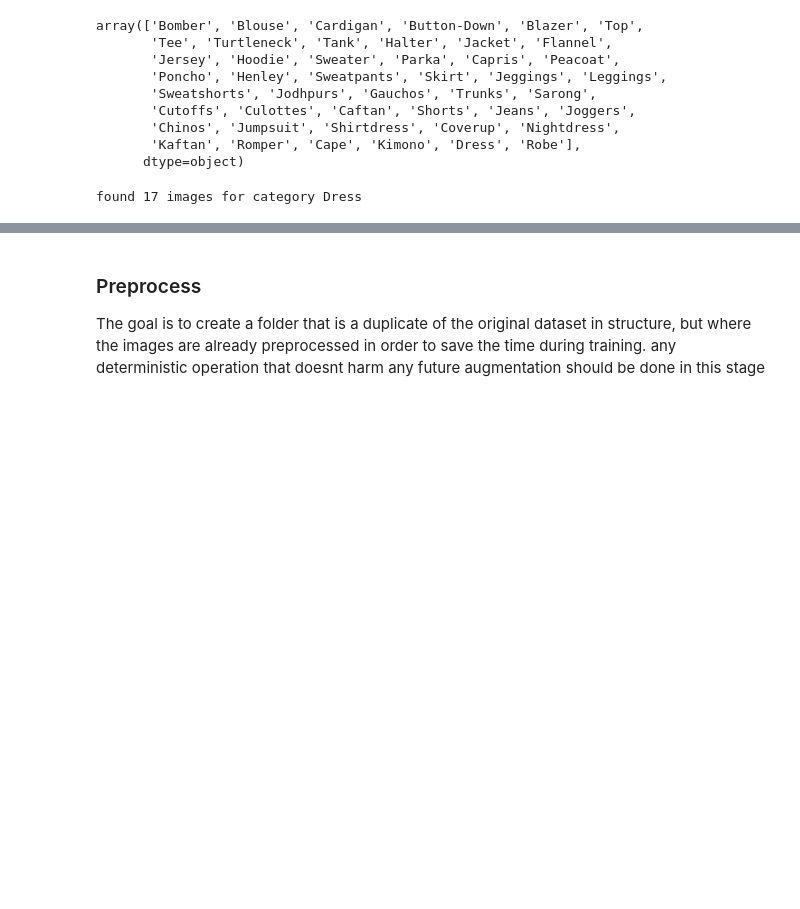
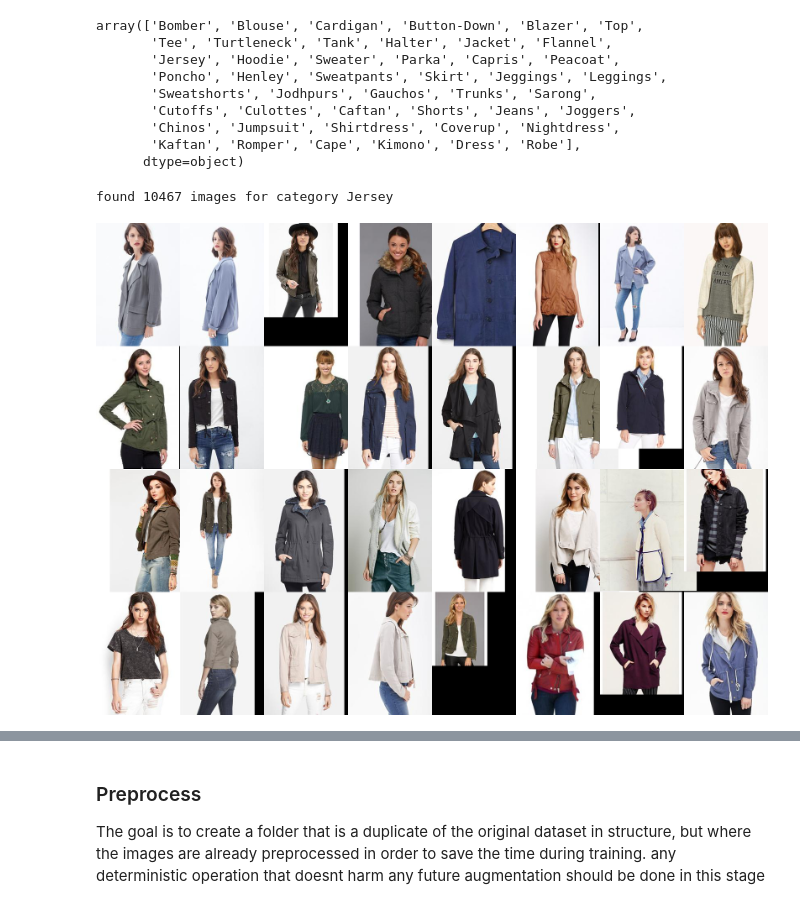
Before and after one commit to guyk1971/PyTorch-VAE, a Jupyter notebook: datasets/deep_fashion.ipynb, the cells around one changed output, grey strips where cells are left out. Saved outputs shown, nothing was run; the diff lists cells and outputs as text; code cells hidden in the pictures; blank space fills up the shorter version.

```diff
--- a/datasets/deep_fashion.ipynb
+++ b/datasets/deep_fashion.ipynb
@@ -719,11 +745,21 @@ array(['Bomber', 'Blouse', 'Cardigan', 'Button-Down', 'Blazer', 'Top',
        'Chinos', 'Jumpsuit', 'Shirtdress', 'Coverup', 'Nightdress',
        'Kaftan', 'Romper', 'Cape', 'Kimono', 'Dress', 'Robe'],
       dtype=object)
-# %%
-# cat_imgs=get_imgs_by_cat('Skirt')
-cat_imgs=get_imgs_by_cat('Dress')
-# %% [output]
-found 17 images for category Dress
+# %%
+# the categories are very noisy.
+# cat_imgs=get_imgs_by_cat('Skirt')
+# cat_imgs=get_imgs_by_cat('Dress')
+# cat_imgs=get_imgs_by_cat('Sweatpants')  # these are skirts ! not sweatpants
+# cat_imgs=get_imgs_by_cat('Jeans')  # these are skirts ! not sweatpants
+# cat_imgs=get_imgs_by_cat('Jeggings') # these are mainly Jeans
+# cat_imgs=get_imgs_by_cat('Leggings') # these are mainly Jeans
+cat_imgs=get_imgs_by_cat('Jersey') # these are mainly Jeans
+# %% [output]
+found 10467 images for category Jersey
+# %%
+image_grid(cat_imgs[:32],4,8)
+# %% [output]
+[figure, added]
 # %%
 show_img_bbox(cat_imgs[0],print_data=True)
 # %% [output]
```
Also changed, not shown: parts of 4 cells of this notebook, 1 other file.
